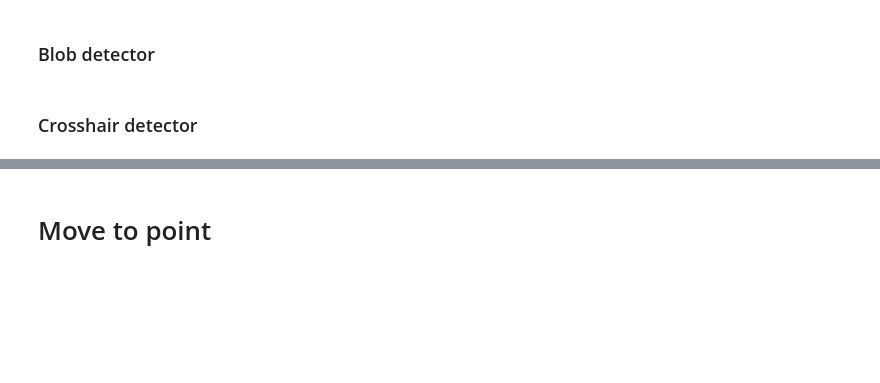
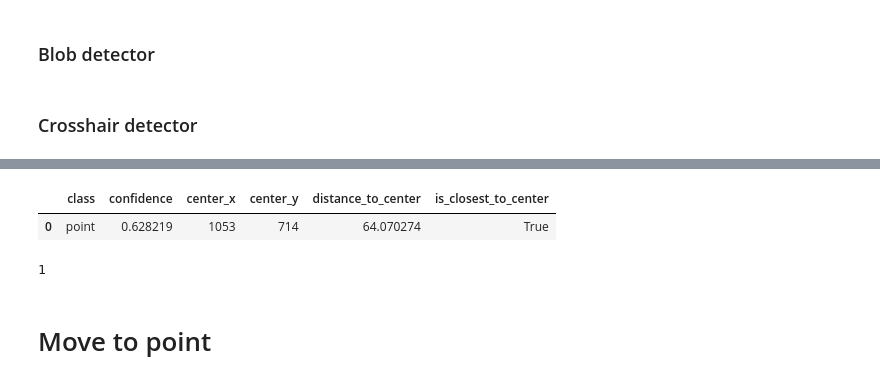
Before and after one commit to steiva/ot2-microtissue-manipulator, a Jupyter notebook: notebooks/calibration_test.ipynb, the cells around one changed output, grey strips where cells are left out. Cells and saved outputs as stored; diff of their text form; code cells hidden in the pictures; blank space fills up the shorter version.

```diff
--- a/notebooks/calibration_test.ipynb
+++ b/notebooks/calibration_test.ipynb
@@ -484,12 +751,16 @@ robot_coords = []
 camera_coords = []
 
 
-window = cap.get_window()
+# window = cap.get_window()
+cv2.namedWindow("video", cv2.WINDOW_NORMAL)
+cv2.resizeWindow("video", 1348, 1011)
 
 for calib_pt in calibration_points:
     openapi.move_to_coordinates((*calib_pt, 100), min_z_height=1, verbose=False)
     cv2.waitKey(1000)
-    frame = cap.get_frame(undist=True)
+    # frame = cap.get_frame(undist=True)
+    ret, frame = over_cam.read()
+    frame = frame_ops.undistort_frame(frame)
 
     x, y, z = openapi.get_position(verbose=False)[0].values()
     (text_width, text_height), _ = cv2.getTextSize(f"Robot coords: ({x:.2f}, {y:.2f}, {z:.2f})", cv2.FONT_HERSHEY_SIMPLEX, 1, 2)
@@ -528,7 +799,7 @@ for calib_pt in calibration_points:
             cv2.putText(frame, f"({center_x}, {center_y})", (center_x + 10, center_y - 10), cv2.FONT_HERSHEY_SIMPLEX, 0.5, (255, 0, 0), 2)
 
     cv2.waitKey(1)
-    cv2.imshow(cap.window_name, frame)
+    cv2.imshow("video", frame)
     x, y, z = openapi.get_position(verbose=False)[0].values()
     robot_coords.append((x, y))
     camera_coords.append((center_x, center_y))
@@ -683,6 +954,7 @@ cv2.destroyAllWindows()
 # %%
 # Load the template image
 path = os.path.join(paths.BASE_DIR, 'outputs', 'images', 'target_template.png')
+# path = os.path.join(paths.BASE_DIR, 'outputs', 'images', 'target_template_2.png')
 template = cv2.imread(path, 0)  # Replace 'template.png' with your template image path
 template_height, template_width = template.shape[:2]
 
@@ -695,7 +967,7 @@ offset = np.array(calibration_data['offset'])
 # Perform multi-object detection using template matching
 # Start video stream
 def on_mouse_click(event, x, y, flags, param):
-    global X_init, Y_init
+    global X_init, Y_init, diff
     if event == cv2.EVENT_LBUTTONDBLCLK:
         for (rect_x, rect_y, rect_w, rect_h) in rectangles:
             if rect_x <= x <= rect_x + rect_w and rect_y <= y <= rect_y + rect_h:
@@ -703,6 +975,7 @@ def on_mouse_click(event, x, y, flags, param):
                 cY = rect_y + rect_h // 2
 
                 X_init, Y_init, _ = tf_mtx @ (cX, cY, 1)
+                print('init:', X_init, Y_init)
 
                 x, y, _ = openapi.get_position(verbose=False)[0].values()
                 diff = np.array([x,y]) - np.array(calibration_data['calib_origin'])[:2]
@@ -711,27 +984,38 @@ def on_mouse_click(event, x, y, flags, param):
 
                 print(f"Robot coords: ({x}, {y})")
                 print(f"Clicked on: ({X}, {Y})")
+                # openapi.move_to_coordinates((X, Y, 66.1), min_z_height=1, verbose=False)
                 openapi.move_to_coordinates((X, Y, 15), min_z_height=1, verbose=False)
                 break
 
     if event == cv2.EVENT_RBUTTONDOWN:
         x, y, _ = openapi.get_position(verbose=False)[0].values()
         openapi.move_to_coordinates((calib_origin[0],calib_origin[1],100), min_z_height=1, verbose=False)
+        # openapi.move_to_coordinates((255, 145.25,100), min_z_height=1, verbose=False)
 
-window = cap.get_window()
-cv2.setMouseCallback(cap.window_name, on_mouse_click)
+# window = cap.get_window()
+cv2.namedWindow("video", cv2.WINDOW_NORMAL)
+cv2.resizeWindow("video", 1348, 1011)
+cv2.setMouseCallback("video", on_mouse_click)
 manual_movement = utils.ManualRobotMovement(openapi)
 
 
 while True:
     # Capture frame-by-frame
-    frame = cap.get_frame(undist=True)
+    # frame = cap.get_frame(undist=True)
+    ret, frame = over_cam.read()
+    frame = frame_ops.undistort_frame(frame)
     x, y, z = openapi.get_position(verbose=False)[0].values()
     (text_width, text_height), _ = cv2.getTextSize(f"Robot coords: ({x:.2f}, {y:.2f}, {z:.2f})", cv2.FONT_HERSHEY_SIMPLEX, 1, 2)
     cv2.rectangle(frame, (10, 0), (10 + text_width, text_height + 70), (0, 0, 0), -1)
     cv2.putText(frame, f"Robot coords: ({x:.2f}, {y:.2f}, {z:.2f})", (10, 30), cv2.FONT_HERSHEY_SIMPLEX, 1, (0, 255, 0), 2)
     cv2.putText(frame, f"Step size: {manual_movement.step} mm", (10, 70), cv2.FONT_HERSHEY_SIMPLEX, 1, (0, 255, 0), 2)
     gray_frame = cv2.cvtColor(frame, cv2.COLOR_BGR2GRAY)
+    # Draw the center of the frame
+    frame_center_x = frame.shape[1] // 2
+    frame_center_y = frame.shape[0] // 2
+    cv2.circle(frame, (frame_center_x, frame_center_y), 5, (0, 0, 255), -1)
+    cv2.putText(frame, "Center", (frame_center_x + 10, frame_center_y - 10), cv2.FONT_HERSHEY_SIMPLEX, 0.5, (0, 0, 255), 2)
 
     # Perform template matching
     result = cv2.matchTemplate(gray_frame, template, cv2.TM_CCOEFF_NORMED)
@@ -739,7 +1023,7 @@ while True:
 
 
     # Eliminate overlapping matches
-    locations = np.where(result >= 0.6)  # Adjust the threshold as needed
+    locations = np.where(result >= 0.7)  # Adjust the threshold as needed
     rectangles = []
     for pt in zip(*locations[::-1]):
         rectangles.append([pt[0], pt[1], template_width, template_height])
@@ -754,15 +1038,18 @@ while True:
         cv2.putText(frame, f"({center_x}, {center_y})", (center_x + 10, center_y - 10), cv2.FONT_HERSHEY_SIMPLEX, 0.5, (255, 0, 0), 2)
 
     # Display the resulting frame
-    cv2.imshow(cap.window_name, frame)
+    cv2.imshow("video", frame)
 
     key_pressed = cv2.waitKey(1)
     # Break the loop on 'q' key press
     if key_pressed == ord('o'):
         x, y, _ = openapi.get_position(verbose=False)[0].values()
 
-        calibration_data['offset'] = [x-X_init, y-Y_init]
+        x_prev = X_init + diff[0] + offset[0]
+        y_prev = Y_init + diff[1] + offset[1]
 
+        print([x-(X_init+diff[0]), y-(Y_init+diff[1])])
+        # calibration_data['offset'] = [x-X_init, y-Y_init]
         utils.save_calibration_config(calibration_profile, calibration_data)
 
     elif key_pressed == ord('d'):
@@ -785,3 +1217,12 @@ Clicked on: (195.36019662985603, 128.082320889549)
+# %%
+df
+# %% [output]
+|  | class | confidence | center_x | center_y | distance_to_center | is_closest_to_center |
+| 0 | point | 0.628219 | 1053 | 714 | 64.070274 | True |
+# %%
+len(centers)
+# %% [output]
+1
 # %% [markdown]
 # Move to point
 # %%
```
Also changed, not shown: parts of 51 cells of this notebook, 7 other files.
